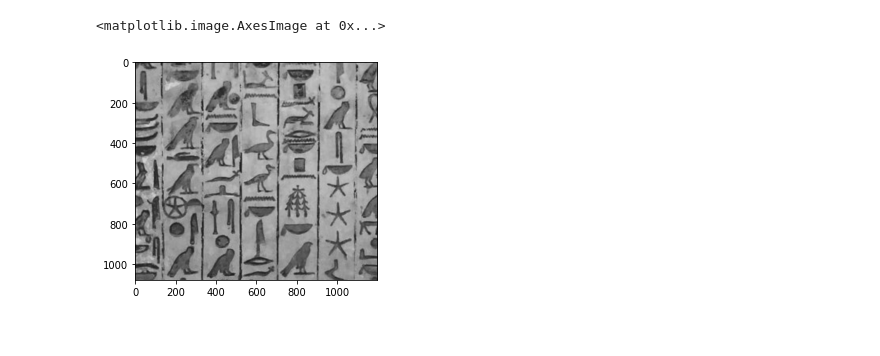
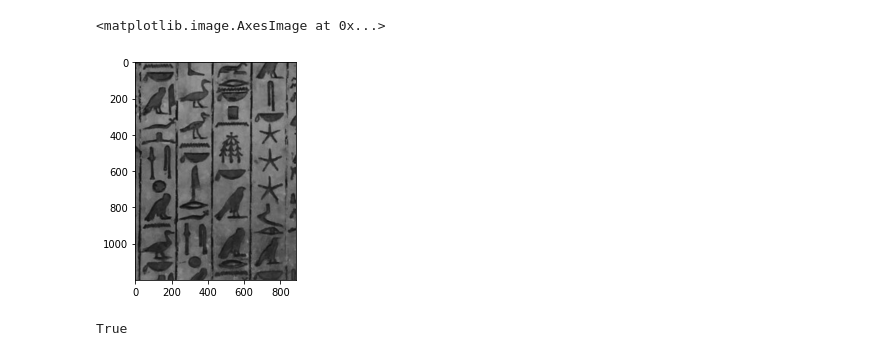
Before and after one commit to AsmaaSobhyy/Hieroglyph-classifier, a Jupyter notebook: preprocess.ipynb, the cells around one changed output. Drawn from its saved outputs; the diff is of its cells as text; code cells hidden in the pictures.

```diff
--- a/preprocess.ipynb
+++ b/preprocess.ipynb
@@ -11,15 +11,19 @@ from skimage.exposure import adjust_sigmoid
 
 def preprocess(img):
     gray =cv2.cvtColor(img, cv2.COLOR_BGR2GRAY)
-    new=adjust_sigmoid(gray, cutoff=0.45, gain=5, inv=False)
+    new=adjust_sigmoid(gray, cutoff=0.6, gain=5, inv=False)
+    kernel = np.ones((5,5), np.uint8)
+#     new = cv2.dilate(new, kernel, iterations=1)
     stacked_img = np.stack((new,)*3, axis=-1)
     return stacked_img
 # %%
-img=io.imread('test/unas3.JPG')
+img=io.imread('test/examples/test2.jpg')
 preprocessed=preprocess(img)
 plt.imshow(preprocessed)
 # %% [output]
 <matplotlib.image.AxesImage at 0x...>
-[figure, old version]
+[figure, new version]
 # %%
-cv2.imwrite('test/preprocessed.jpg',stacked_img)
+cv2.imwrite('test/preprocessed/test2.jpg',preprocessed)
+# %% [output]
+True
```
Also changed, not shown: 25 other files.
